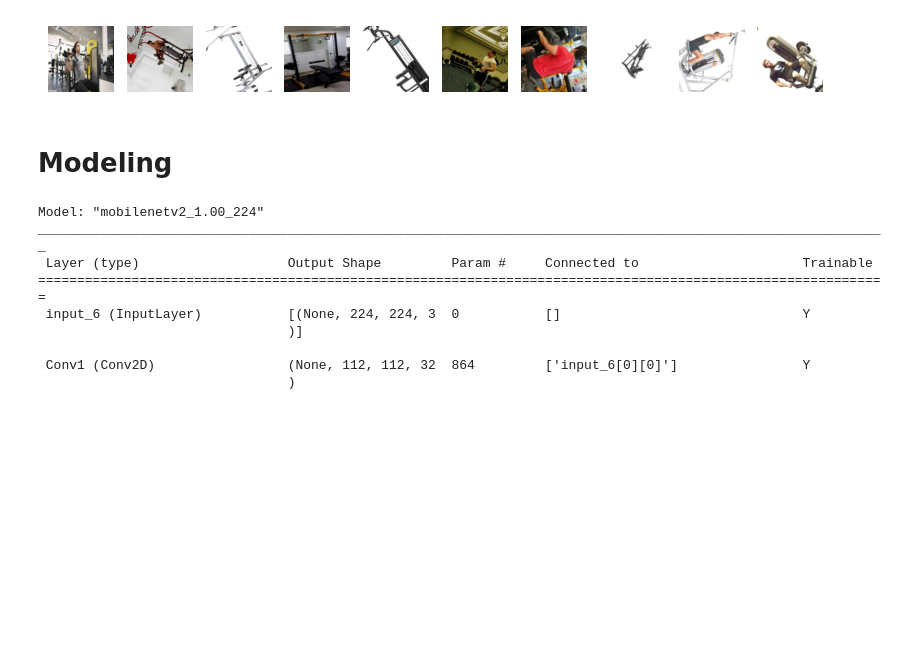
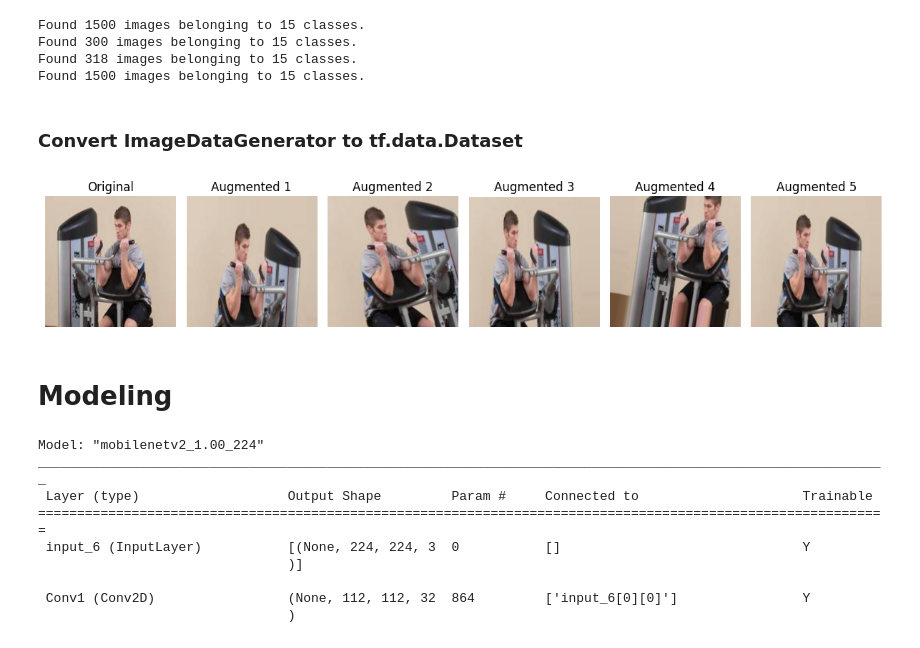
Before and after one commit to dejavucapstone/machine-learning-model, a Jupyter notebook: notebooks/modeling.ipynb, the cells around one changed output. Cells and saved outputs as stored; diff of their text form; code cells hidden in the pictures; blank space fills up the shorter version.

Commit message:
refactor: use ImageDataGenerator instead of augment layer

```diff
--- a/notebooks/modeling.ipynb
+++ b/notebooks/modeling.ipynb
@@ -19,5 +18,5 @@ test_dir = '../dataset/test'
 # %%
 # Image Parameters
-batch_size = 20
-img_height = 224
-img_width = 224
+BATCH_SIZE = 32
+IMG_HEIGHT = 224
+IMG_WIDTH = 224
@@ -80,0 +39,36 @@ WARNING:tensorflow:Using a while_loop for converting StatelessRandomUniformV2 ca
+# %%
+train_dataset_gen = dataRescale.flow_from_directory(
+    TRAIN_DIR,
+    target_size=(IMG_HEIGHT, IMG_WIDTH),
+    batch_size=BATCH_SIZE,
+    class_mode='categorical'
+)
+
+val_dataset_gen = dataRescale.flow_from_directory(
+    VAL_DIR,
+    target_size=(IMG_HEIGHT, IMG_WIDTH),
+    batch_size=BATCH_SIZE,
+    class_mode='categorical'
+)
+
+test_dataset_gen = dataRescale.flow_from_directory(
+    TEST_DIR,
+    target_size=(IMG_HEIGHT, IMG_WIDTH),
+    batch_size=BATCH_SIZE,
+    class_mode='categorical',
+)
+
+# Augment train dataset
+train_augmented = dataAugment.flow_from_directory(
+    TRAIN_DIR,
+    target_size=(IMG_HEIGHT, IMG_WIDTH),
+    batch_size=BATCH_SIZE,
+    class_mode='categorical'
+)
+# %% [output]
+Found 1500 images belonging to 15 classes.
+Found 300 images belonging to 15 classes.
+Found 318 images belonging to 15 classes.
+Found 1500 images belonging to 15 classes.
+# %% [markdown]
+### Convert ImageDataGenerator to tf.data.Dataset
@@ -81,14 +95,31 @@ WARNING:tensorflow:Using a while_loop for converting StatelessRandomUniformV2 ca
 # %%
-def show_augmented_images(dataset, num_images=10):
-    plt.figure(figsize=(10, 10))
 
-    for i, (image, label) in enumerate(dataset.take(num_images)):
-        plt.subplot(1, num_images, i + 1)
-        plt.imshow(image[0].numpy().astype("uint8"))  # Menampilkan gambar pertama dari batch
-        plt.axis('off')  # Menyembunyikan axis
-    plt.show()
+image = load_img('../dataset/train/Arm Curl Machine/-0001_jpg.rf.eb14b7672e2736671fef15fd02be77e9.jpg', target_size=(IMG_HEIGHT, IMG_WIDTH))
+image_array = img_to_array(image)
+plt.figure(figsize=(12, 6))
 
-# Menampilkan gambar dari train_dataset yang telah diaugmentasi
-show_augmented_images(train_dataset)
+# Show the original image
+plt.subplot(1, 6, 1)
+plt.imshow(image_array.astype('uint8'))
+plt.title("Original")
+plt.axis('off')
+
+# Prepare the image for augmentation
+image_array = np.expand_dims(image_array, axis=0)
+
+# Generate augmented images
+augmented_images = dataAugment.flow(image_array, batch_size=1)
+
+# Plot augmented images
+for i in range(5):
+    augmented_image_array = next(augmented_images)[0]
+    augmented_image_array = np.clip(augmented_image_array, 0, 1)  # Ensure values stay in range
+    plt.subplot(1, 6, i + 2)
+    plt.imshow(augmented_image_array)
+    plt.title(f"Augmented {i+1}")
+    plt.axis('off')
+
+plt.tight_layout()
+plt.show()
 # %% [output]
-[figure, old version]
+[figure, new version]
```
Also changed, not shown: parts of 11 cells of this notebook.
